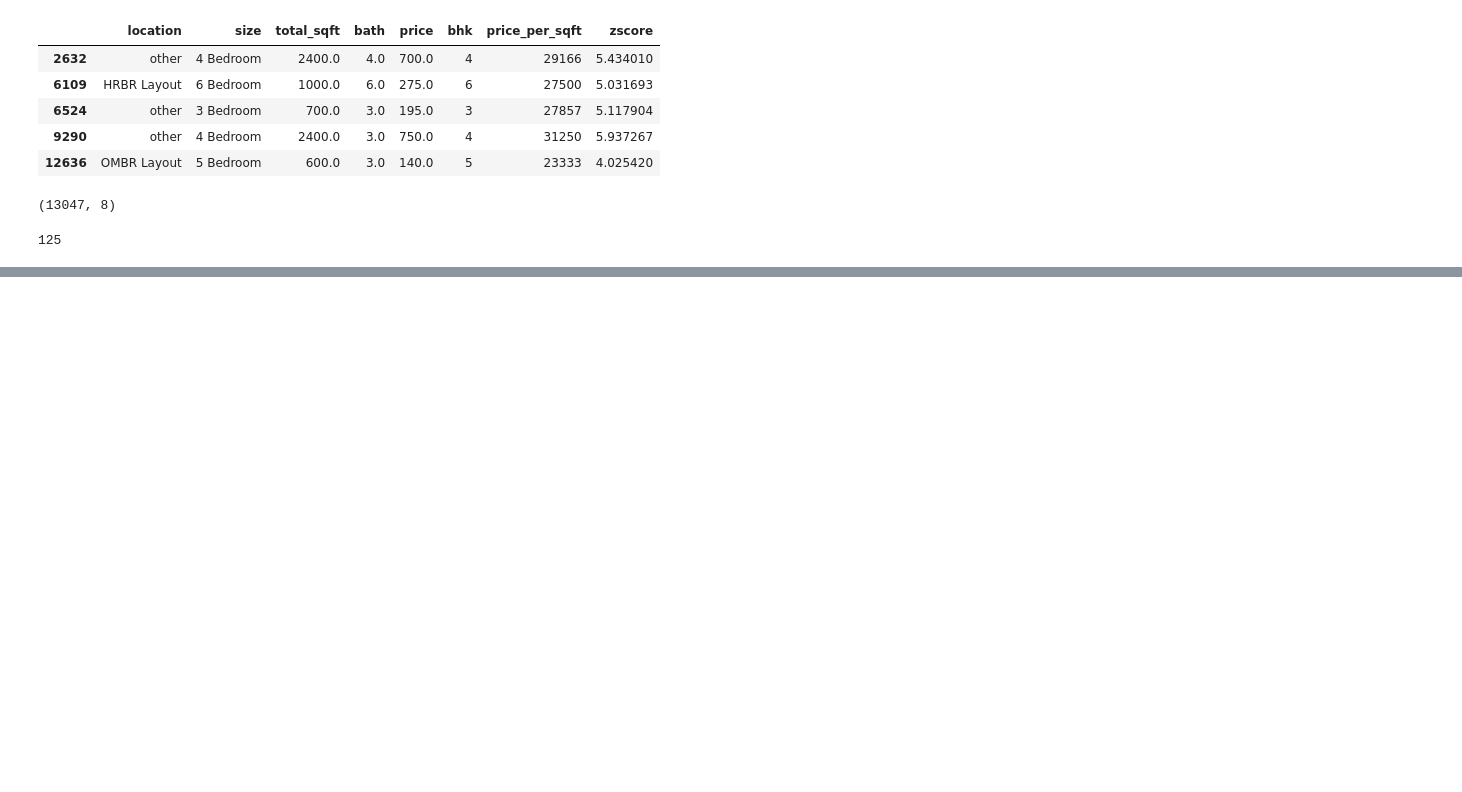
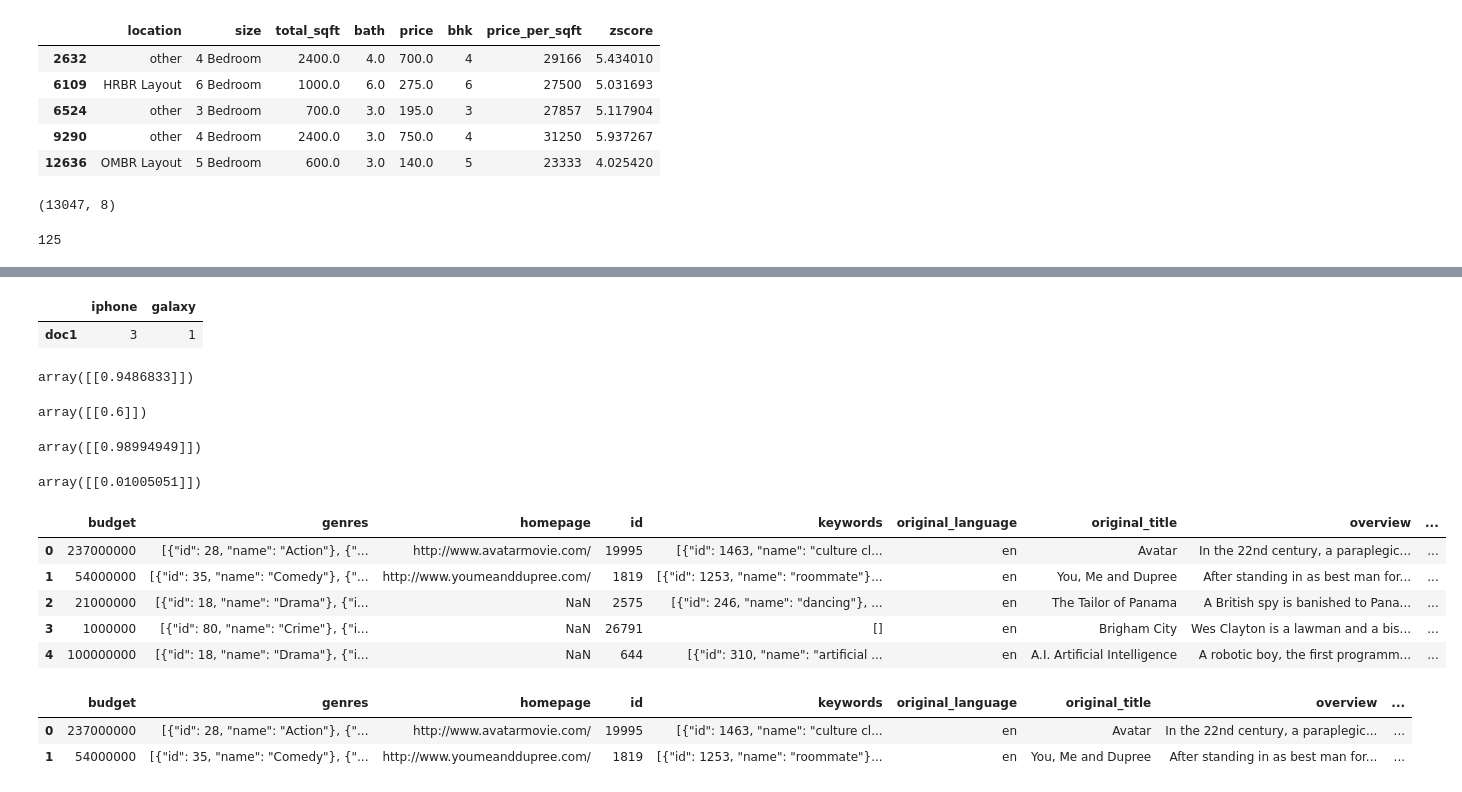
Before and after one commit to kofi-teddy/fluent-python, a Jupyter notebook: mathforml.ipynb, the cells around one changed output, grey strips where cells are left out. Saved outputs shown, nothing was run; the diff lists cells and outputs as text; code cells hidden in the pictures; blank space fills up the shorter version.

```diff
--- a/mathforml.ipynb
+++ b/mathforml.ipynb
@@ -479,0 +526,37 @@ df2.shape[0] - df4.shape[0]
+# %%
+df.loc["doc1": "doc1"]
+# %% [output]
+|  | iphone | galaxy |
+| doc1 | 3 | 1 |
+# %%
+cosine_similarity(df.loc["doc1": "doc1"], df.loc["doc2": "doc2"])
+# %% [output]
+array([[0.9486833]])
+# %%
+cosine_similarity(df.loc["doc1": "doc1"], df.loc["doc3": "doc3"])
+# %% [output]
+array([[0.6]])
+# %%
+cosine_similarity(df.loc["doc3": "doc3"], df.loc["doc4": "doc4"])
+# %% [output]
+array([[0.98994949]])
+# %%
+cosine_distances(df.loc["doc3": "doc3"], df.loc["doc4": "doc4"])
+# %% [output]
+array([[0.01005051]])
+# %%
+df = pd.read_csv("data/movie_revenues.csv")
+df.head()
+# %% [output]
+|  | budget | genres | homepage | id | keywords | original_language | original_title | overview | ... |
+| 0 | 237000000 | [{"id": 28, "name": "Action"}, {"... | http://www.avatarmovie.com/ | 19995 | [{"id": 1463, "name": "culture cl... | en | Avatar | In the 22nd century, a paraplegic... | ... |
+| 1 | 54000000 | [{"id": 35, "name": "Comedy"}, {"... | http://www.youmeanddupree.com/ | 1819 | [{"id": 1253, "name": "roommate"}... | en | You, Me and Dupree | After standing in as best man for... | ... |
+| 2 | 21000000 | [{"id": 18, "name": "Drama"}, {"i... | NaN | 2575 | [{"id": 246, "name": "dancing"}, ... | en | The Tailor of Panama | A British spy is banished to Pana... | ... |
+| 3 | 1000000 | [{"id": 80, "name": "Crime"}, {"i... | NaN | 26791 | [] | en | Brigham City | Wes Clayton is a lawman and a bis... | ... |
+| 4 | 100000000 | [{"id": 18, "name": "Drama"}, {"i... | NaN | 644 | [{"id": 310, "name": "artificial ... | en | A.I. Artificial Intelligence | A robotic boy, the first programm... | ... |
+# %%
+df.head(2)
+# %% [output]
+|  | budget | genres | homepage | id | keywords | original_language | original_title | overview | ... |
+| 0 | 237000000 | [{"id": 28, "name": "Action"}, {"... | http://www.avatarmovie.com/ | 19995 | [{"id": 1463, "name": "culture cl... | en | Avatar | In the 22nd century, a paraplegic... | ... |
+| 1 | 54000000 | [{"id": 35, "name": "Comedy"}, {"... | http://www.youmeanddupree.com/ | 1819 | [{"id": 1253, "name": "roommate"}... | en | You, Me and Dupree | After standing in as best man for... | ... |
```
Also changed, not shown: parts of 19 cells of this notebook, 2 other files.
